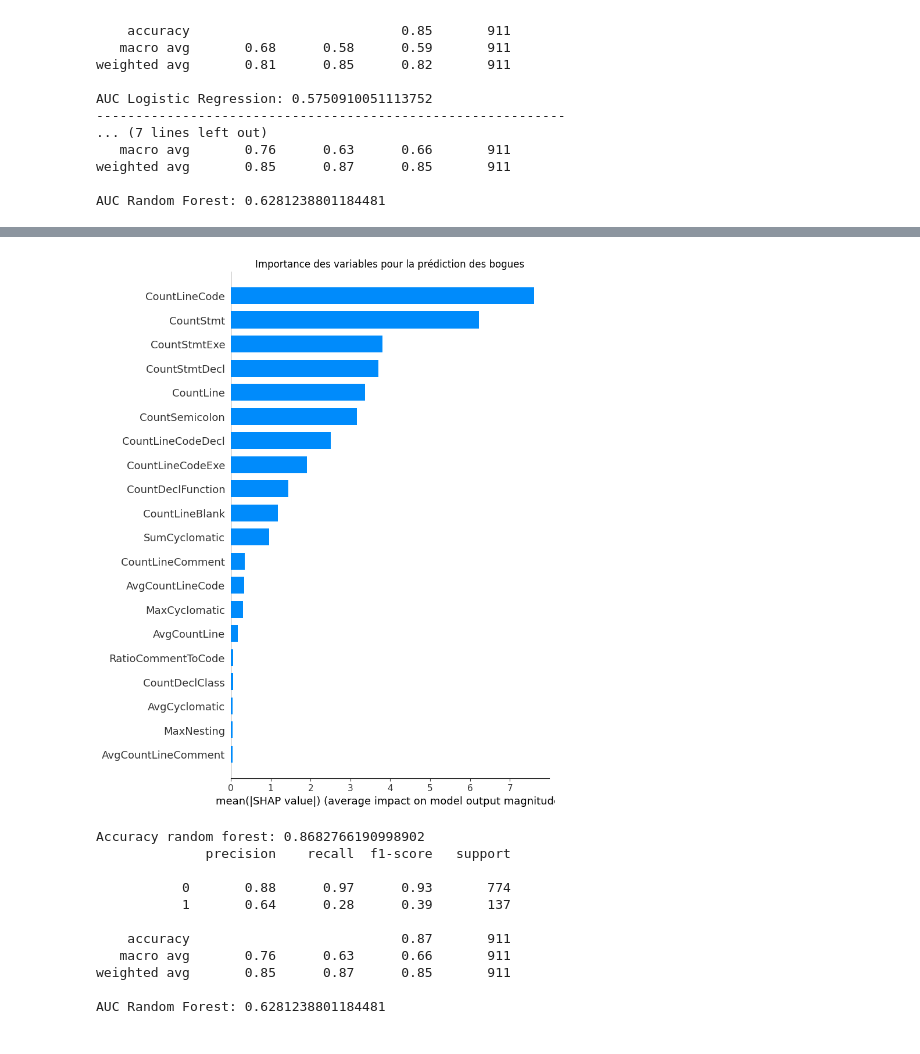
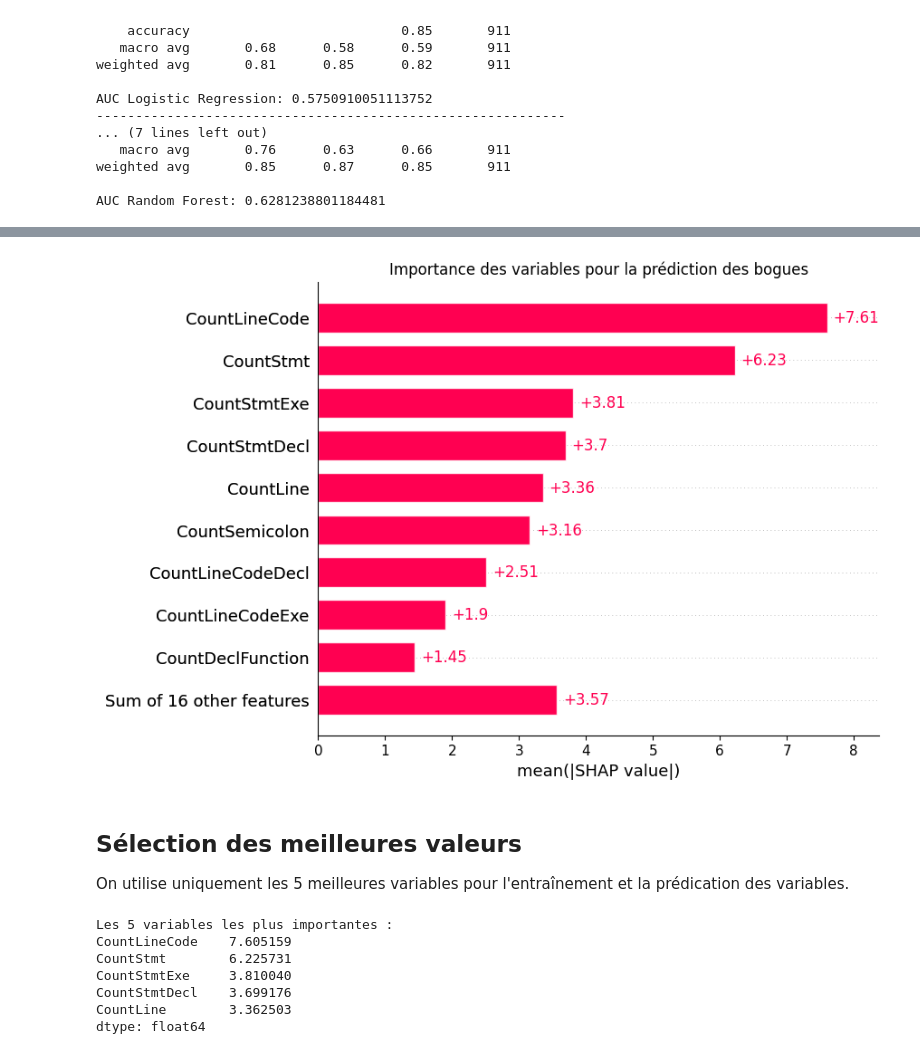
Before and after one commit to IamMoShi/MGL869-Lab-Hive, a Jupyter notebook: Pipeline_Learning_Model.ipynb, the cells around one changed output, grey strips where cells are left out. Saved outputs shown, nothing was run; the diff lists cells and outputs as text; code cells hidden in the pictures.

```diff
--- a/Pipeline_Learning_Model.ipynb
+++ b/Pipeline_Learning_Model.ipynb
@@ -146,33 +117,29 @@ Indices de X_test : Index([   3,    4,    5,    9,   16,   27,   34,   38,   40,
 # %%
-# Calculer les valeurs SHAP pour obtenir l'importance des variables
 explainer = shap.Explainer(model1, X_train)
 shap_values = explainer(X_test)
 
-# Visualiser l'importance des variables avec un nomogramme
-shap.summary_plot(shap_values, X_test, plot_type="bar", show=False)
+shap.plots.bar(shap_values, show=False)
 plt.title("Importance des variables pour la prédiction des bogues")
 plt.savefig('mon_graphique.png')
 plt.show()
 # %% [output]
-[figure, old version]
+[figure, new version]
+# %% [markdown]
+## Sélection des meilleures valeurs
+
+On utilise uniquement les 5 meilleures variables pour l'entraînement et la prédication des variables.
 # %%
-X = data[['CountLineCode','CountStmt','CountStmtExe', 'CountLine', 'SumCyclomatic']] # variables indépendantes
-y = data['BugStatus'] # présence d'un bug
-model2.fit(X_train, y_train)
-y_pred2 = model2.predict(X_test)
-accuracy = accuracy_score(y_test, y_pred2)
-print(f"Accuracy random forest: {accuracy}")
-print(classification_report(y_test, y_pred2))
-print(f"AUC Random Forest: {auc2}")
+shap_df = pd.DataFrame(shap_values.values, columns=X_test.columns)
+mean_shap = shap_df.abs().mean()
+top_5_variables = mean_shap.nlargest(5)
+print("Les 5 variables les plus importantes :")
+print(top_5_variables)
+top_5_variables = top_5_variables.index.tolist()
 # %% [output]
-Accuracy random forest: 0.8682766190998902
-              precision    recall  f1-score   support
-
-           0       0.88      0.97      0.93       774
-           1       0.64      0.28      0.39       137
-
-    accuracy                           0.87       911
-   macro avg       0.76      0.63      0.66       911
-weighted avg       0.85      0.87      0.85       911
-
-AUC Random Forest: 0.6281238801184481
+Les 5 variables les plus importantes :
+CountLineCode    7.605159
+CountStmt        6.225731
+CountStmtExe     3.810040
+CountStmtDecl    3.699176
+CountLine        3.362503
+dtype: float64
```
Also changed, not shown: parts of 9 cells of this notebook.
